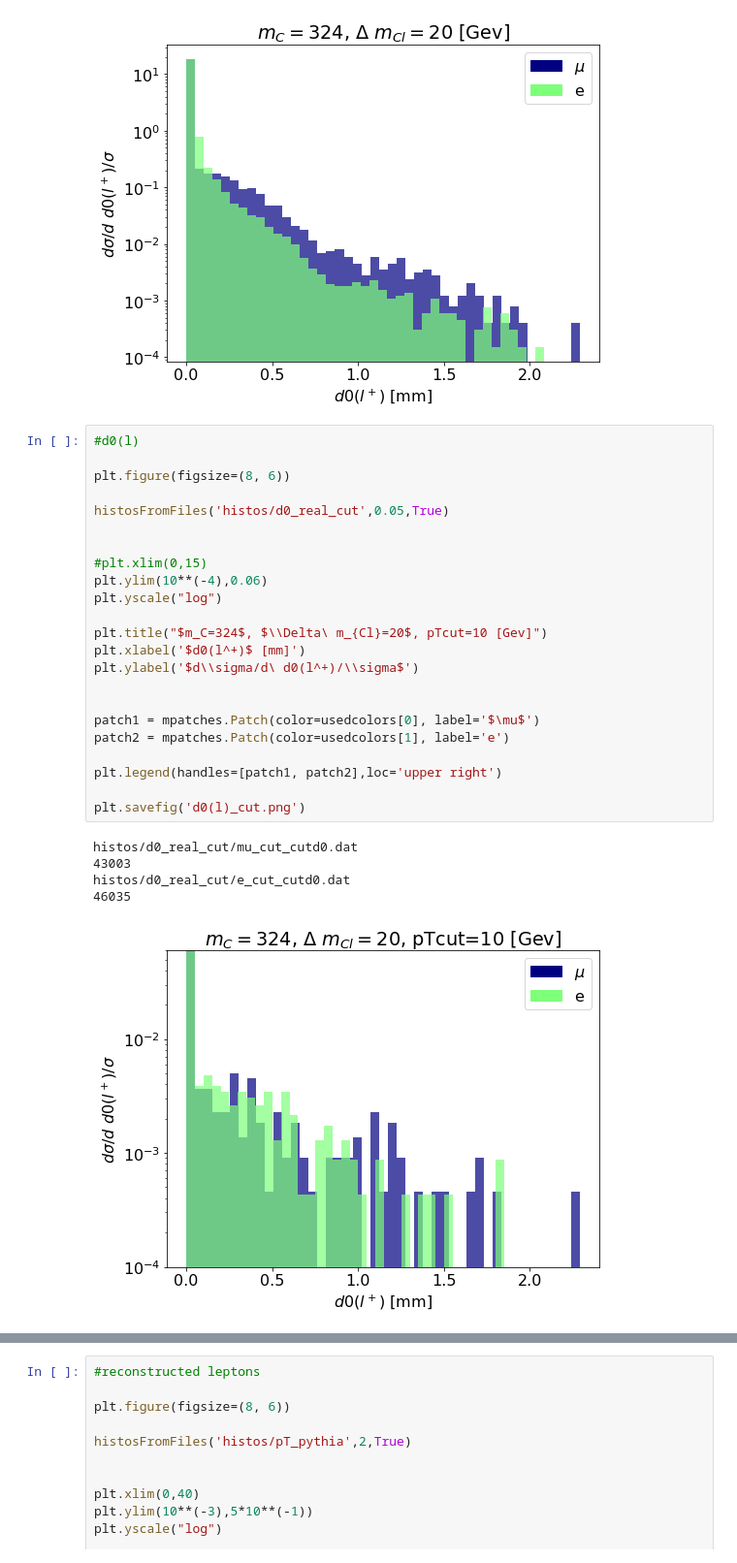
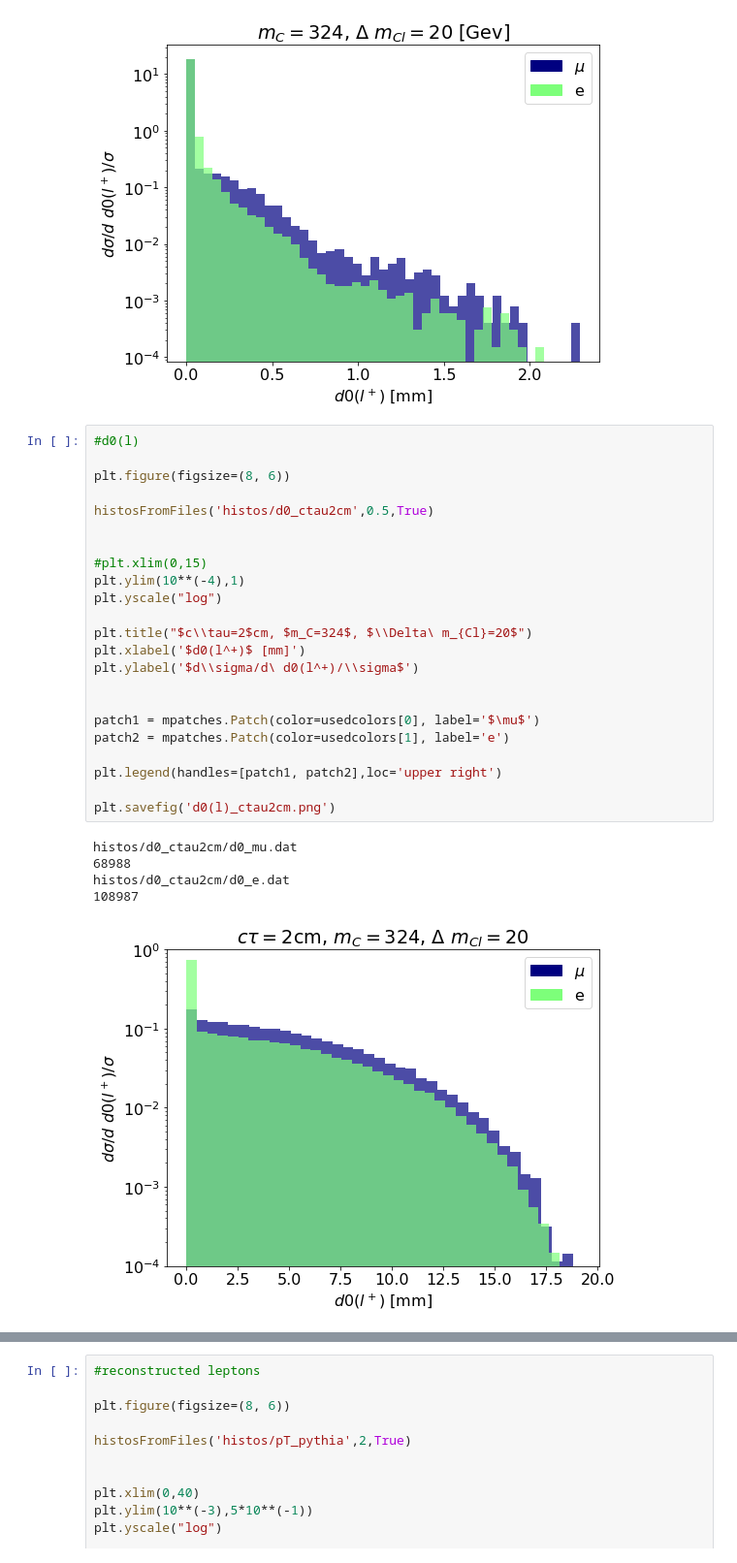
Before and after one commit to anasthesia/SoftLLP, a Jupyter notebook: kinematics/plot_histos.ipynb, the cells around one changed output, grey strips where cells are left out. Shown at 97% size. Saved outputs shown, nothing was run; the diff lists cells and outputs as text.

```diff
--- a/kinematics/plot_histos.ipynb
+++ b/kinematics/plot_histos.ipynb
@@ -208,29 +208,29 @@ histos/d0_real/d0_e.dat
 # %%
 #d0(l)
 
 plt.figure(figsize=(8, 6))
 
-histosFromFiles('histos/d0_real_cut',0.05,True)
+histosFromFiles('histos/d0_ctau2cm',0.5,True)
 
 
 #plt.xlim(0,15)
-plt.ylim(10**(-4),0.06)
+plt.ylim(10**(-4),1)
 plt.yscale("log")
 
-plt.title("$m_C=324$, $\\Delta\ m_{Cl}=20$, pTcut=10 [Gev]")
+plt.title("$c\\tau=2$cm, $m_C=324$, $\\Delta\ m_{Cl}=20$")
 plt.xlabel('$d0(l^+)$ [mm]')
 plt.ylabel('$d\\sigma/d\ d0(l^+)/\\sigma$')
 
 
 patch1 = mpatches.Patch(color=usedcolors[0], label='$\mu$')
 patch2 = mpatches.Patch(color=usedcolors[1], label='e')
 
 plt.legend(handles=[patch1, patch2],loc='upper right')
 
-plt.savefig('d0(l)_cut.png')
+plt.savefig('d0(l)_ctau2cm.png')
 # %% [output]
-histos/d0_real_cut/mu_cut_cutd0.dat
-43003
-histos/d0_real_cut/e_cut_cutd0.dat
-46035
+histos/d0_ctau2cm/d0_mu.dat
+68988
+histos/d0_ctau2cm/d0_e.dat
+108987
-[figure, old version]
+[figure, new version]
```
Also changed, not shown: parts of 2 cells of this notebook, 2 other files.
